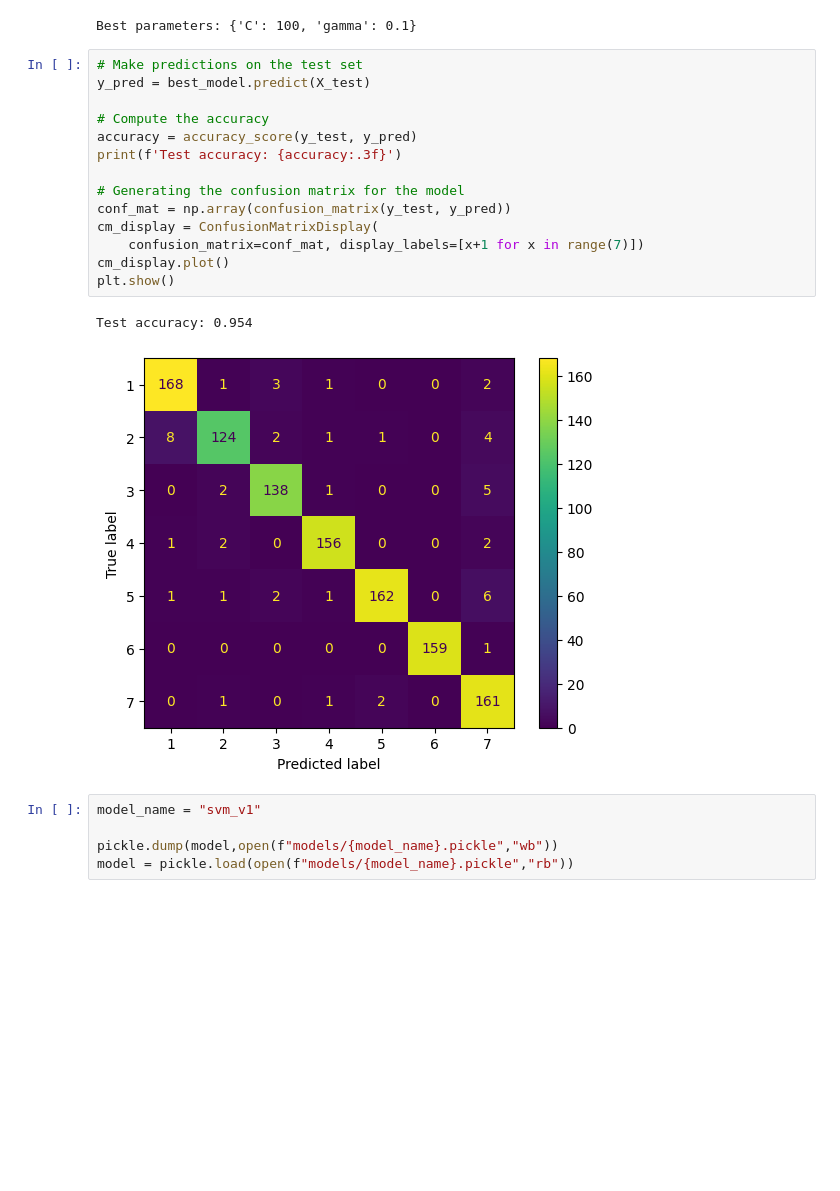
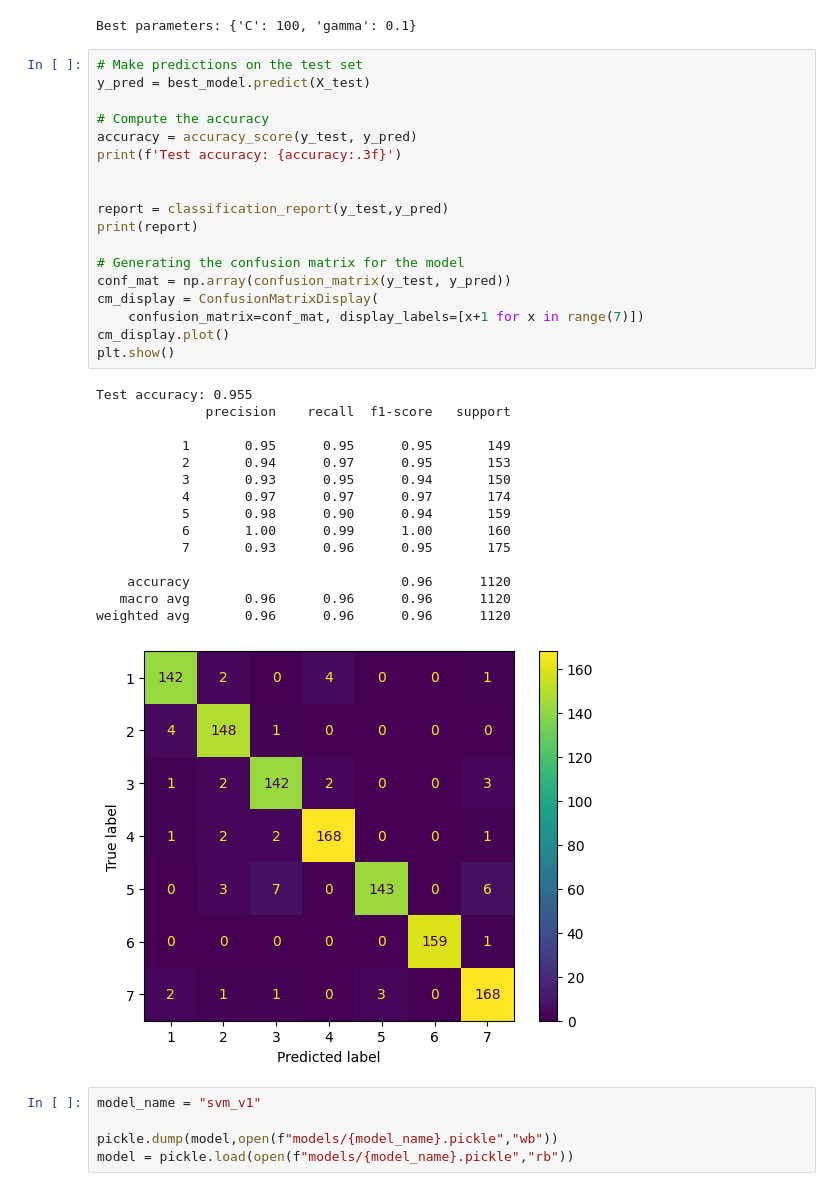
Before and after one commit to cybars69/Concentration-Class-Prediction---8th-Semester-Project, a Jupyter notebook: main_1 - SVM.ipynb, the cells around one changed output. Drawn from its saved outputs; the diff is of its cells as text; blank space fills up the shorter version.

```diff
--- a/main_1 - SVM.ipynb
+++ b/main_1 - SVM.ipynb
@@ -46,20 +40,37 @@ Best parameters: {'C': 100, 'gamma': 0.1}
 # %%
 # Make predictions on the test set
 y_pred = best_model.predict(X_test)
 
 # Compute the accuracy
 accuracy = accuracy_score(y_test, y_pred)
 print(f'Test accuracy: {accuracy:.3f}')
 
+
+report = classification_report(y_test,y_pred)
+print(report)
+
 # Generating the confusion matrix for the model
 conf_mat = np.array(confusion_matrix(y_test, y_pred))
 cm_display = ConfusionMatrixDisplay(
     confusion_matrix=conf_mat, display_labels=[x+1 for x in range(7)])
 cm_display.plot()
 plt.show()
 # %% [output]
-Test accuracy: 0.954
+Test accuracy: 0.955
+              precision    recall  f1-score   support
+
+           1       0.95      0.95      0.95       149
+           2       0.94      0.97      0.95       153
+           3       0.93      0.95      0.94       150
+           4       0.97      0.97      0.97       174
+           5       0.98      0.90      0.94       159
+           6       1.00      0.99      1.00       160
+           7       0.93      0.96      0.95       175
+
+    accuracy                           0.96      1120
+   macro avg       0.96      0.96      0.96      1120
+weighted avg       0.96      0.96      0.96      1120
-[figure, old version]
+[figure, new version]
 # %%
 model_name = "svm_v1"
 
```
Also changed, not shown: parts of 1 cell of this notebook, 8 other files.
